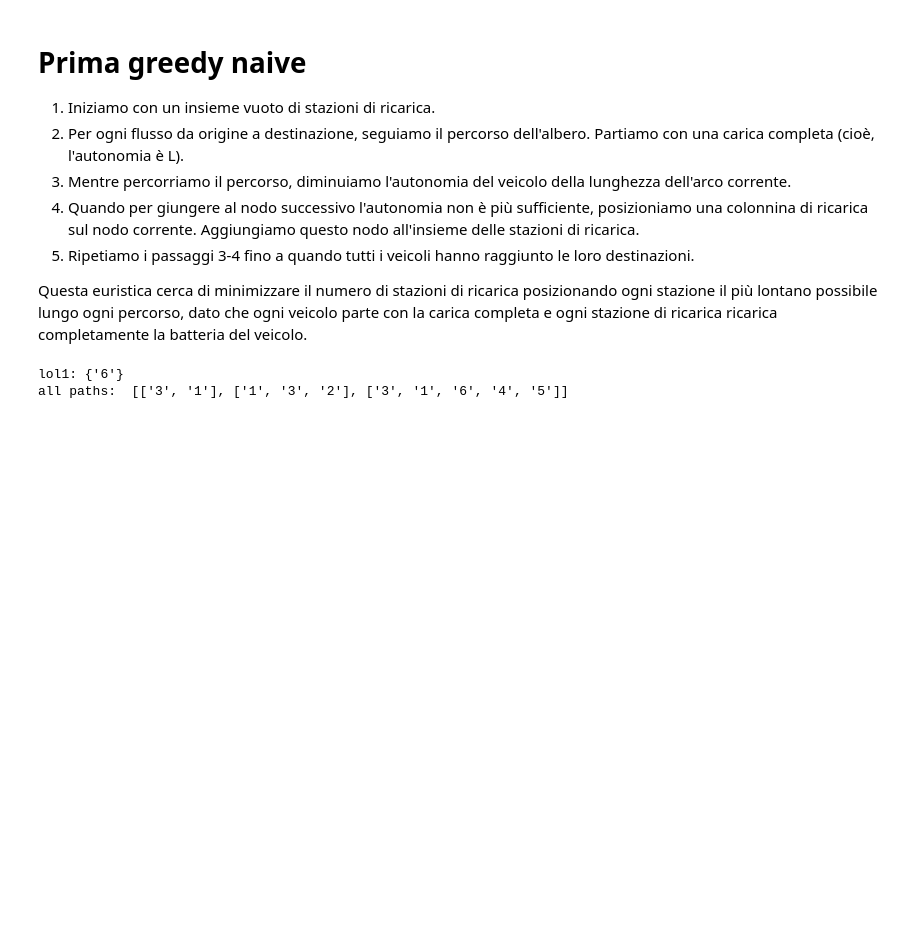
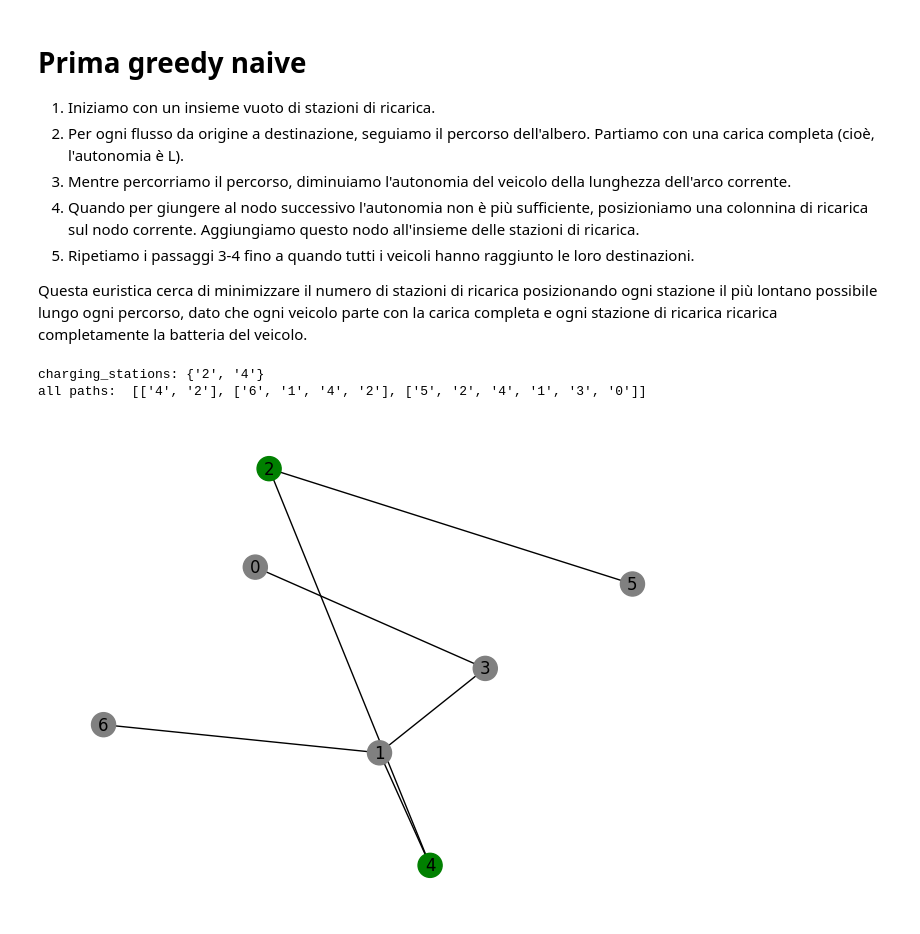
Before and after one commit to marielean/ChargingStations, a Jupyter notebook: ChargingStations.ipynb, the cells around one changed output. Drawn from its saved outputs; the diff is of its cells as text; code cells hidden in the pictures; blank space fills up the shorter version.

```diff
--- a/ChargingStations.ipynb
+++ b/ChargingStations.ipynb
@@ -49,27 +49,33 @@ Questa euristica cerca di minimizzare il numero di stazioni di ricarica posizion
 # %%
 import networkx as nx
 import utility_functions as uf
 # READING THE TREE NETWORK FROM THE .gml FILE
-K = 3
+K = 3   # the number of flows
+L = 150 # the battery capacity of the electric vehicle
 
 T = nx.read_gml("tree_net/tree.gml")
 flows = uf.get_random_flows(T, K)
 
-def greedy_electric_charging_for_one_flow(Tree: nx.Graph, flows: list, L: int):
+def greedy_electric_charging(Tree: nx.Graph, flows: list, L: int):
     charging_stations = set()
     paths = uf.get_all_paths_of_all_flows(Tree, flows)
     for path in paths:
         charge = L
         for i in range(len(path) - 1):
             charge -= Tree.edges[(path[i], path[i+1])]['weight']
             if charge < 0:
                 charging_stations.add(path[i])
                 charge = L
     return charging_stations
 
-print("lol1:", greedy_electric_charging_for_one_flow(T, flows, 150))
+charging_stations = greedy_electric_charging(T, flows, L)
+print("charging_stations:", charging_stations)
 
 print("all paths: ", uf.get_all_paths_of_all_flows(T, flows), "\n")
+
+uf.set_chrg_stations(T, charging_stations)
+uf.draw_tree(T)
 # %% [output]
-lol1: {'6'}
-all paths:  [['3', '1'], ['1', '3', '2'], ['3', '1', '6', '4', '5']]
+charging_stations: {'2', '4'}
+all paths:  [['4', '2'], ['6', '1', '4', '2'], ['5', '2', '4', '1', '3', '0']]
+[figure, added]
```
Also changed, not shown: parts of 2 cells of this notebook, 1 other file.
